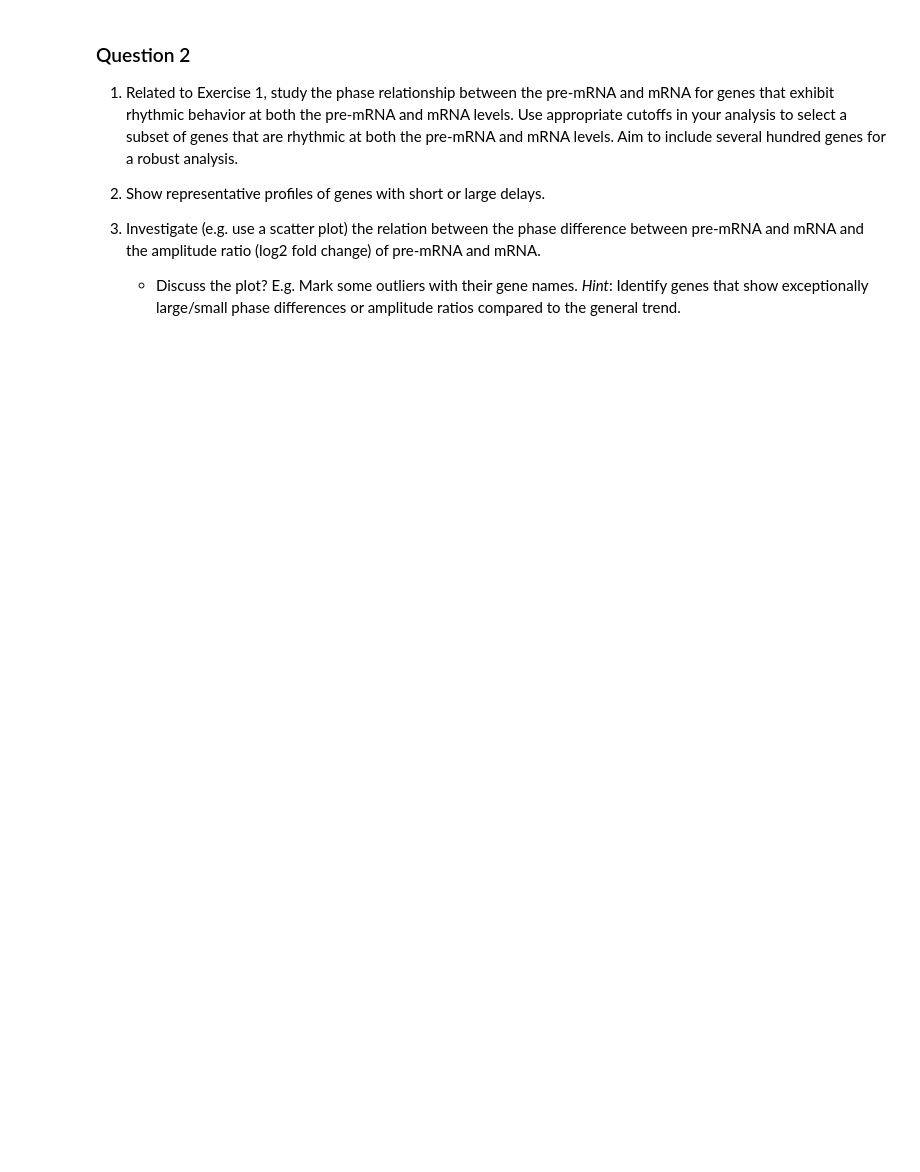
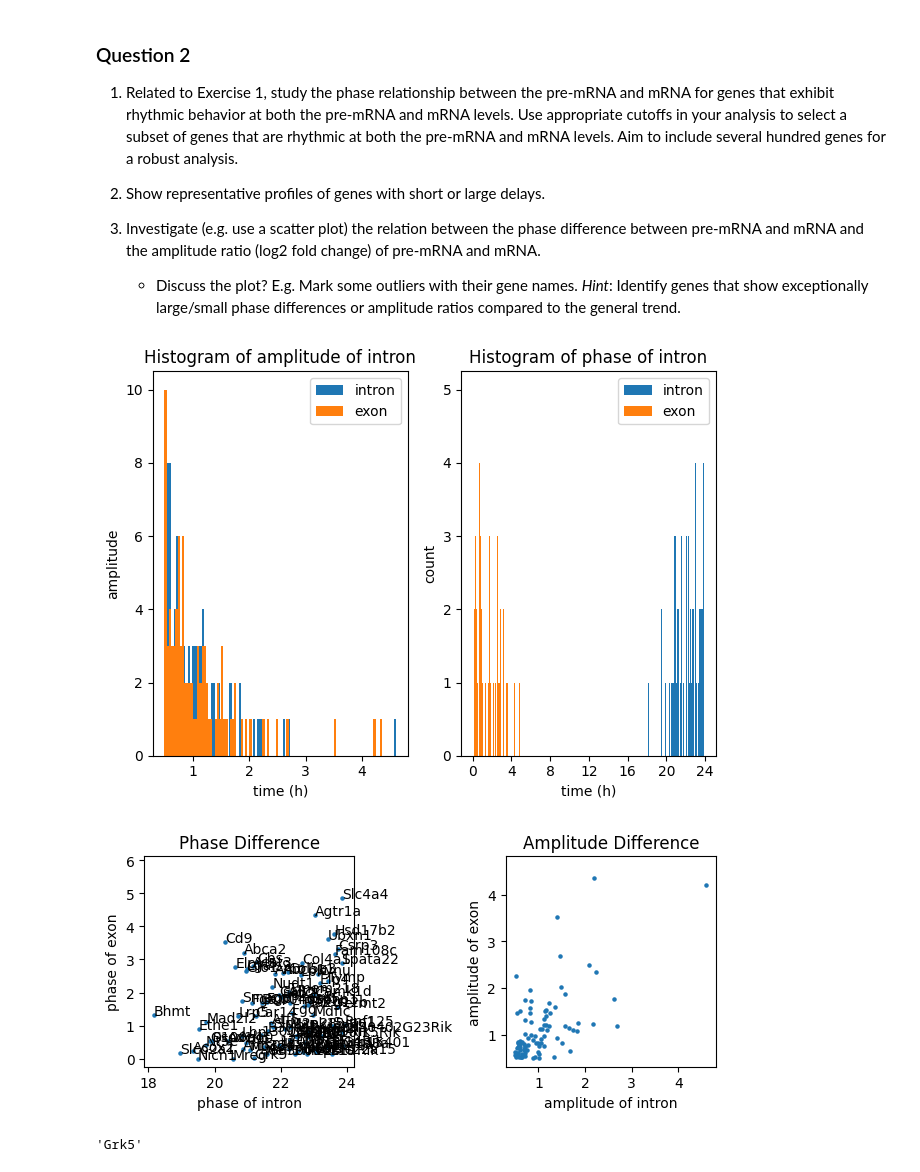
Before and after one commit to morri4shao/Genome-to-Function-class-project3, a Jupyter notebook: Exercise_Week11_12_B_final_FN.ipynb, the cells around one changed output. Saved outputs shown, nothing was run; the diff lists cells and outputs as text; code cells hidden in the pictures; blank space fills up the shorter version.

```diff
--- a/Exercise_Week11_12_B_final_FN.ipynb
+++ b/Exercise_Week11_12_B_final_FN.ipynb
@@ -601,0 +712,55 @@ plt.show()
+# %%
+xx = np.logical_and(results_intron['pv'] < 0.01, results_exon['pv'] < 0.01)
+xx = np.logical_and(xx,results_intron['amp'] > 0.5)
+xx = np.logical_and(xx,results_exon['amp'] > 0.5)
+xx = np.logical_and(xx,results_intron['phase'] > 15)
+xx = np.logical_and(xx,results_exon['phase'] < 5)
+
+plt.subplot(1, 2, 1)
+plt.hist(results_intron['amp'][xx], bins=100)
+plt.hist(results_exon['amp'][xx], bins=100)
+plt.title('Histogram of amplitude of intron')
+plt.xlabel('time (h)')
+plt.ylabel('amplitude')
+plt.legend(['intron', 'exon'])
+#plot 2:
+plt.subplot(1, 2, 2)
+plt.hist(results_intron['phase'][xx], bins=100)
+plt.hist(results_exon['phase'][xx], bins=100)
+plt.title('Histogram of phase of intron')
+plt.xlabel('time (h)')
+plt.ylabel('count')
+plt.xticks(np.arange(0, 28, 4))
+plt.legend(['intron', 'exon'])
+plt.tight_layout()
+plt.show()
+
+#create new plot
+plt.subplot(1, 2, 1)
+plt.scatter(results_intron['phase'][xx], results_exon['phase'][xx], s=5)
+plt.title('Phase Difference')
+plt.xlabel('phase of intron')
+plt.ylabel('phase of exon')
+plt.axis('square')
+#show one name of the gene in the plot
+texts = [plt.text(results_intron['phase'][xx][k], results_exon['phase'][xx][k], v) for k, v in enumerate(dat.index[xx])]
+
+
+plt.subplot(1, 2, 2)
+plt.scatter(results_intron['amp'][xx], results_exon['amp'][xx], s=5)
+plt.title('Amplitude Difference')
+plt.xlabel('amplitude of intron')
+plt.ylabel('amplitude of exon')
+plt.axis('square')
+plt.tight_layout()
+plt.show()
+# %% [output]
+[figure, added]
+[figure, added]
+# %%
+results_intron['phase'][xx][1]
+
+#extract the name of the gene of results_intron['phase'][xx][1]
+dat.index[xx][1]
+# %% [output]
+'Grk5'
```
Also changed, not shown: parts of 3 cells of this notebook.
